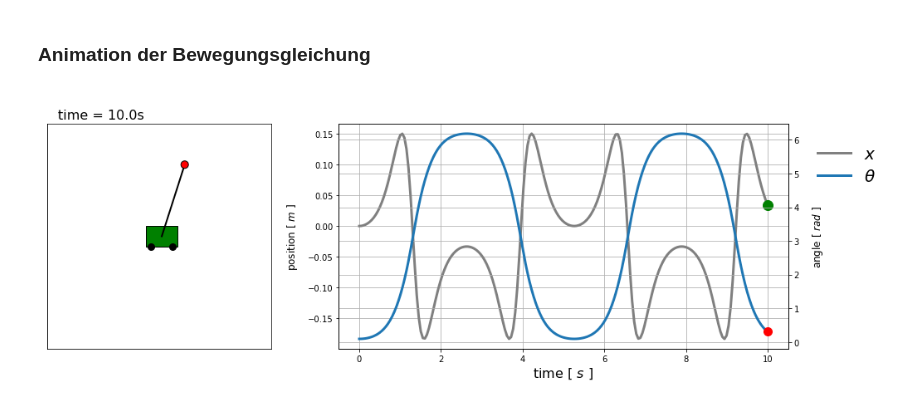
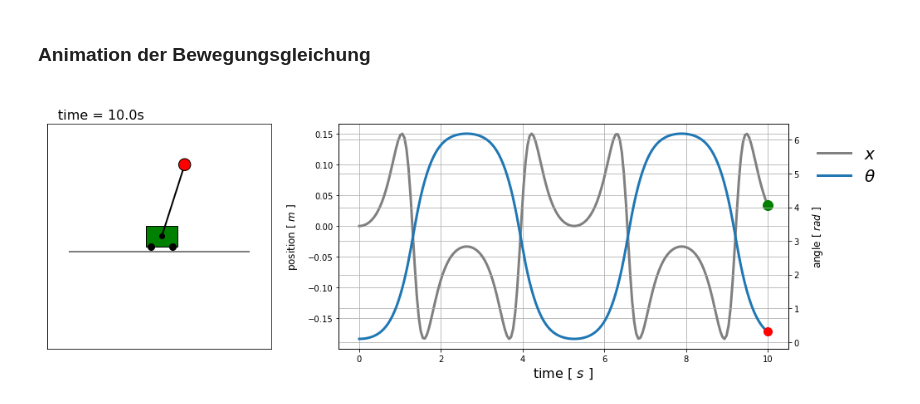
Before and after one commit to lennart2810/InvertedPendulumSDS, a Jupyter notebook: MKS/InvertedPendulum/2DOF/Python/Inverted Pendulum Legrange.ipynb, the cells around one changed output. Cells and saved outputs as stored; diff of their text form; code cells hidden in the pictures.

```diff
--- a/MKS/InvertedPendulum/2DOF/Python/Inverted Pendulum Legrange.ipynb
+++ b/MKS/InvertedPendulum/2DOF/Python/Inverted Pendulum Legrange.ipynb
@@ -258,14 +258,14 @@ ax1.get_xaxis().set_ticks([]) # enable this to hide x axis ticks
 ax1.get_yaxis().set_ticks([]) # enable this to hide y axis ticks
 
 # Wagen
+cart_w, cart_h = 0.42, 0.28 # Breite, Höhe, Raddurchmesser
 cart = ax1.add_patch(Rectangle((0, 0), 0, 0, linewidth=1, edgecolor='k', facecolor='g'))
 wheels, = ax1.plot([], [], 'ok', markersize=8)
-cart_w = 0.42 # Breite
-cart_h = 0.28 # Höhe
+ground, = ax1.plot([-1.2,1.2], [-(cart_h/2+.06),-(cart_h/2+.06)], '-k', alpha=.5, lw=2, zorder=0)
 
 # Pendel
-pendulum, = ax1.plot([], [], '-k', lw=2) # Pendelstange als Linie darstellen
-circle = plt.Circle((0,0), 0.05, fc='r', edgecolor='k', zorder=3) # Pendelmasse als Kreis darstellen
+pendulum, = ax1.plot([], [], '-k', lw=2, marker='o') # Pendelstange als Linie darstellen
+circle = plt.Circle((0,0), 0.08, fc='r', edgecolor='k', zorder=3) # Pendelmasse als Kreis darstellen
 circle = ax1.add_patch(circle)
 
 # Zeitlabel
@@ -301,31 +301,31 @@ def init():
     return cart, pendulum, time_text
 
 def animate(i):
 
     # Wagenposition
     cart.set_x(x[i] - cart_w/2)
     wheels.set_data([x[i]+cart_w/3, x[i]-cart_w/3],[-cart_h/2,-cart_h/2])
 
     # Pemdelmasse
     x2 = l * sin(theta[i]) + x[i]
     y2 = l * cos(theta[i])
     circle.set_center((x2, y2))
 
     # Pendelstande
     thisx = [x[i], x2]
     thisy = [0, y2]
     pendulum.set_data(thisx, thisy)
 
     # Samplezeit
     time_text.set_text(time_template % (i*dt))
 
     # Zeitverlauf
     x_point.set_data(t[i], x[i])
     theta_point.set_data(t[i], theta[i])
 
     return cart, pendulum, time_text
 
 ani = animation.FuncAnimation(fig, animate, init_func=init, frames=samples, blit=True)
 ani.save('invertedPendulum.gif', writer='pillow', fps=samples/t1, dpi=180)
 # %% [output]
-[figure, old version]
+[figure, new version]
```
Also changed, not shown: parts of 1 cell of this notebook, 4 other files.
